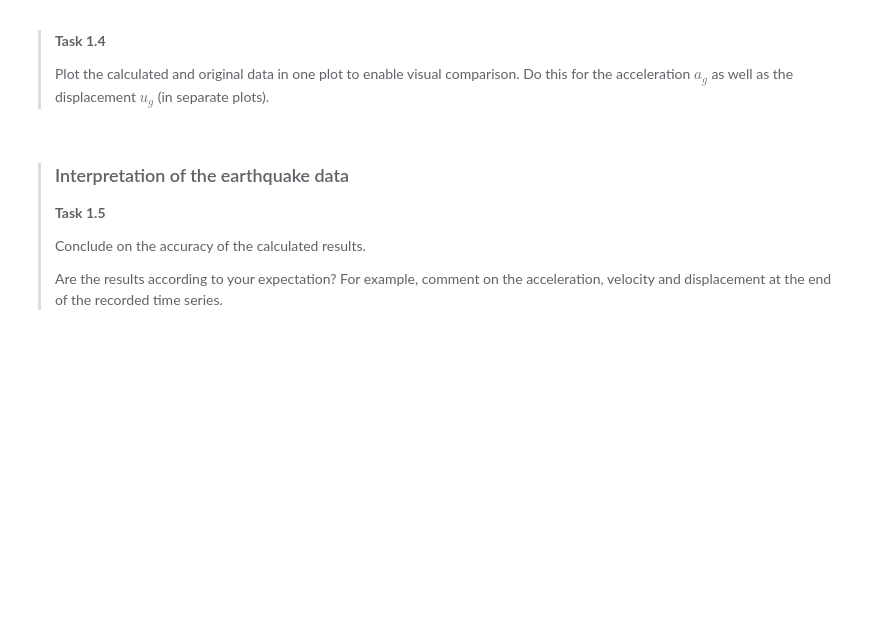
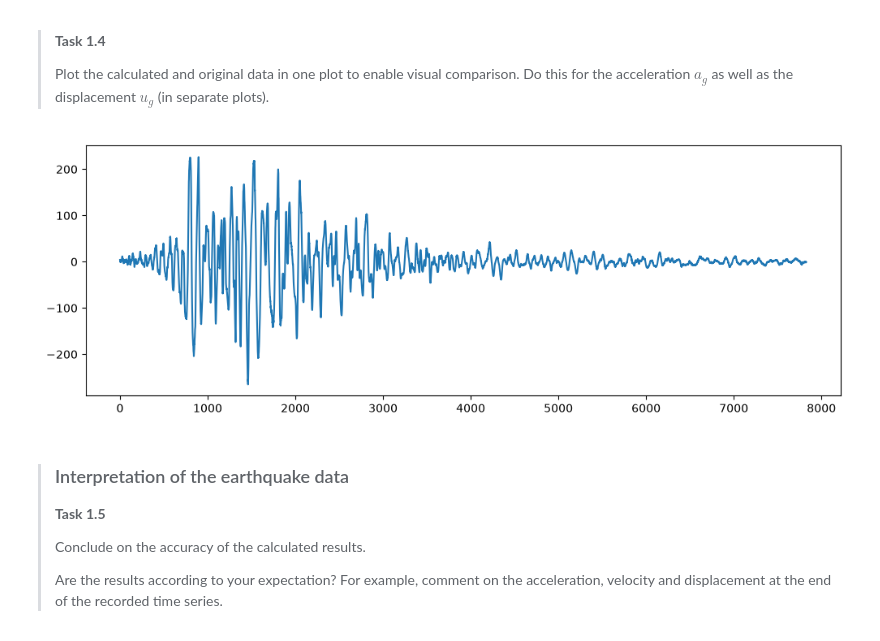
Before and after one commit to Mattice5685/GA.1.2, a Jupyter notebook: 1Ddynamics.ipynb, the cells around one changed output. Saved outputs shown, nothing was run; the diff lists cells and outputs as text; code cells hidden in the pictures; blank space fills up the shorter version.

```diff
--- a/1Ddynamics.ipynb
+++ b/1Ddynamics.ipynb
@@ -160,11 +156,14 @@ plt.plot(range(len(ag)), ag)
 # %%
 # Plotting ground acceleration
 
 plt.figure(figsize=(12, 4))
 ### YOUR CODE HERE ###
+plt.plot(range(len(ag)), ag)
 ### YOUR CODE HERE ###
 ### YOUR CODE HERE ###
 plt.show()
+# %% [output]
+[figure, added]
 # %%
 # Plotting ground displacement
 
```
Also changed, not shown: parts of 2 cells of this notebook.
